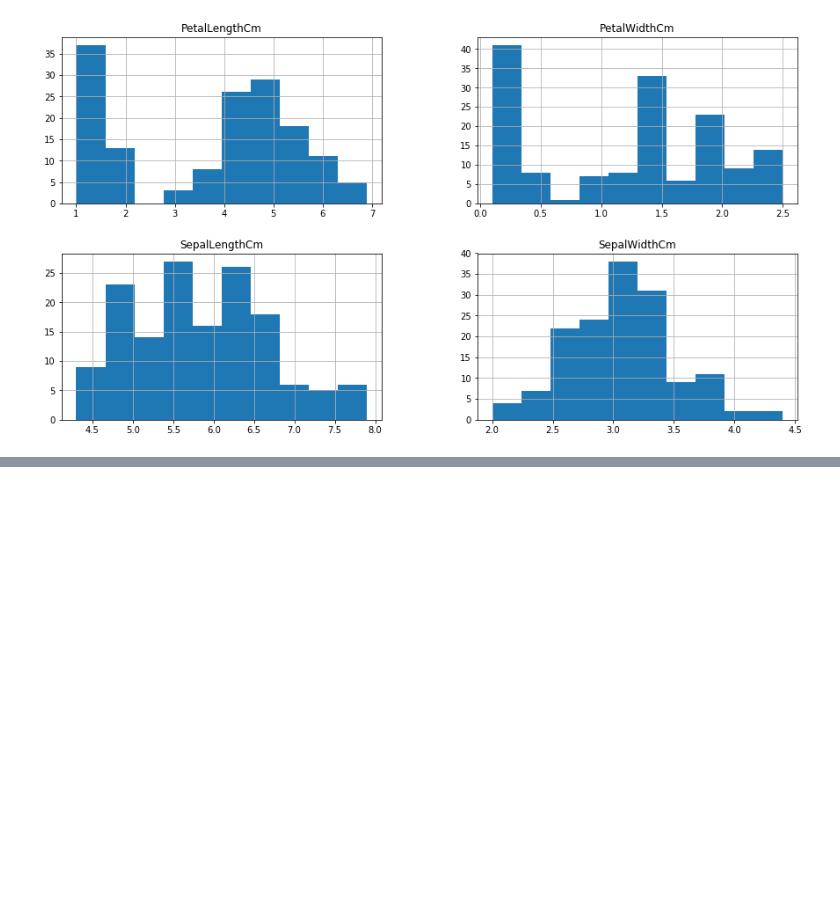
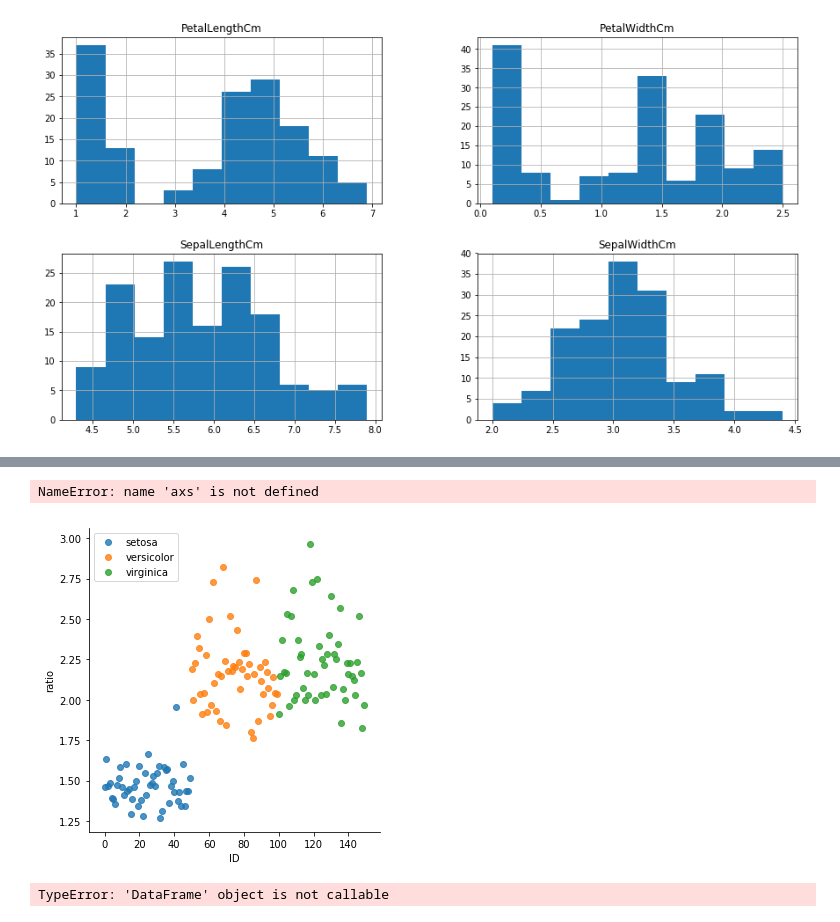
Before and after one commit to cobhan/pands-project-2019, a Jupyter notebook: Iris Dataset Project 2019.ipynb, the cells around one changed output, grey strips where cells are left out. Saved outputs shown, nothing was run; the diff lists cells and outputs as text; code cells hidden in the pictures; blank space fills up the shorter version.

```diff
--- a/Iris Dataset Project 2019.ipynb
+++ b/Iris Dataset Project 2019.ipynb
@@ -155,3 +187,26 @@ plt.show()
+# %%
+df.groupby("Species").PetalWidthCm.plot(kind='kde', ax=axs[1])
+df.groupby("Species").PetalWidthCm.hist(alpha=0.4, ax=axs[0])
+# %% [output]
+NameError: name 'axs' is not defined
+# %%
+import matplotlib.pyplot as plt
+import seaborn as sns
+iris = sns.load_dataset("iris")
+iris["ID"] = iris.index
+iris["ratio"] = iris["sepal_length"]/iris["sepal_width"]
+
+sns.lmplot(x="ID", y="ratio", data=iris, hue="species", fit_reg=False, legend=False)
+
+plt.legend()
+plt.show()
+# %% [output]
+[figure, added]
+# %%
+noindex = df(columns = ["SepalLengthCm", "SepalWidthCm", "PetalLengthCm", "PetalWidthCm"])
+ax1 = noindex.plot.scatter(x='length', y='width', c='DarkBlue')
+# %% [output]
+TypeError: 'DataFrame' object is not callable
 # %% [markdown]
 <h3>References</h3>
 Background info on the Iris Data Set https://www.ibm.com/communities/analytics/watson-analytics-blog/watson-analytics-use-case-the-iris-data-set/<br>
```
Also changed, not shown: parts of 6 cells of this notebook.
